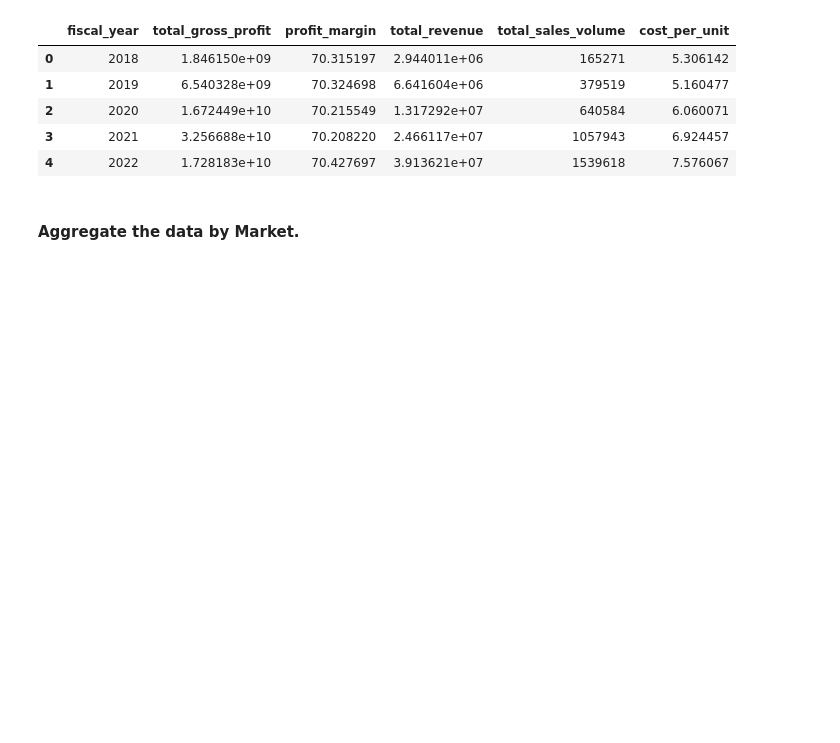
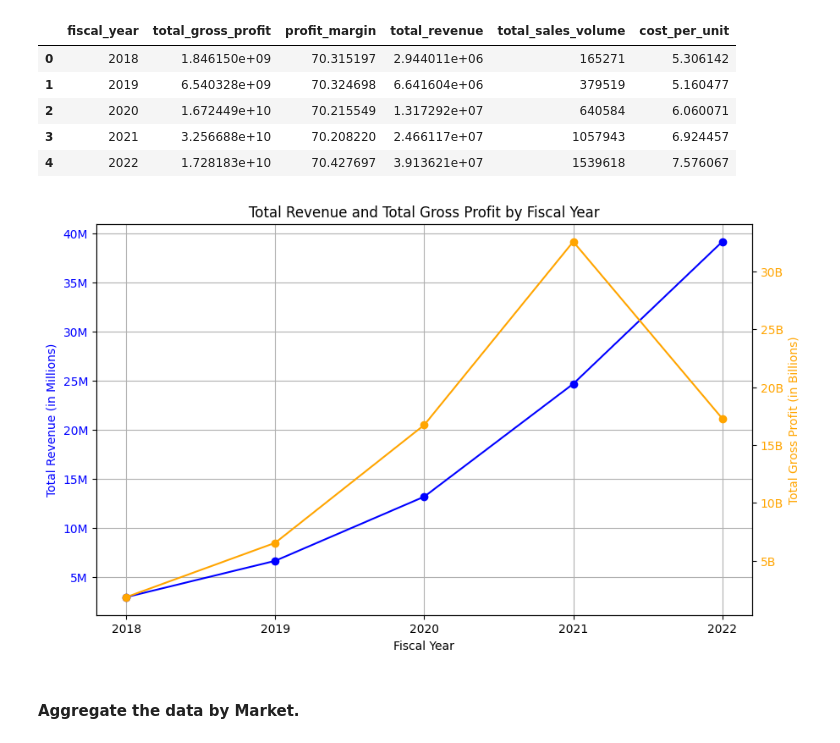
Before and after one commit to CesarChaparro1974/Financial_Analysis_Project, a Jupyter notebook: final_project.ipynb, the cells around one changed output. Cells and saved outputs as stored; diff of their text form; code cells hidden in the pictures; blank space fills up the shorter version.

Commit message:
plot revenue

```diff
--- a/final_project.ipynb
+++ b/final_project.ipynb
@@ -821,6 +824,36 @@ aggregated_by_fiscal_year
 | 2 | 2020 | 1.672449e+10 | 70.215549 | 1.317292e+07 | 640584 | 6.060071 |
 | 3 | 2021 | 3.256688e+10 | 70.208220 | 2.466117e+07 | 1057943 | 6.924457 |
 | 4 | 2022 | 1.728183e+10 | 70.427697 | 3.913621e+07 | 1539618 | 7.576067 |
+# %%
+# plotting the results
+fig, ax1 = plt.subplots(figsize=(10, 6))
+
+# plot total revenue on the first y-axis
+ax1.plot(aggregated_by_fiscal_year['fiscal_year'], aggregated_by_fiscal_year['total_revenue'], marker='o', color='blue', label='Total Revenue')
+ax1.set_xlabel('Fiscal Year')
+ax1.set_ylabel('Total Revenue (in Millions)', color='blue')
+
+# format the y-axis to show amounts in millions with commas
+formatter = ticker.FuncFormatter(lambda x, pos: f'{x*1e-6:,.0f}M')
+ax1.yaxis.set_major_formatter(formatter)
+ax1.tick_params(axis='y', labelcolor='blue')
+
+# create a second y-axis for the total gross profit
+ax2 = ax1.twinx()
+ax2.plot(aggregated_by_fiscal_year['fiscal_year'], aggregated_by_fiscal_year['total_gross_profit'], marker='o', color='orange', label='Total Gross Profit')
+ax2.set_ylabel('Total Gross Profit (in Billions)', color='orange')
+
+# format the y-axis to show amounts in billions with commas
+formatter2 = ticker.FuncFormatter(lambda x, pos: f'{x*1e-9:,.0f}B')
+ax2.yaxis.set_major_formatter(formatter2)
+ax2.tick_params(axis='y', labelcolor='orange')
+plt.xticks(aggregated_by_fiscal_year['fiscal_year'])
+
+plt.title('Total Revenue and Total Gross Profit by Fiscal Year')
+ax1.grid(True)
+plt.show()
+# %% [output]
+[figure, added]
 # %% [markdown]
 #### Aggregate the data by Market.
 # %%
```
Also changed, not shown: parts of 4 cells of this notebook.
